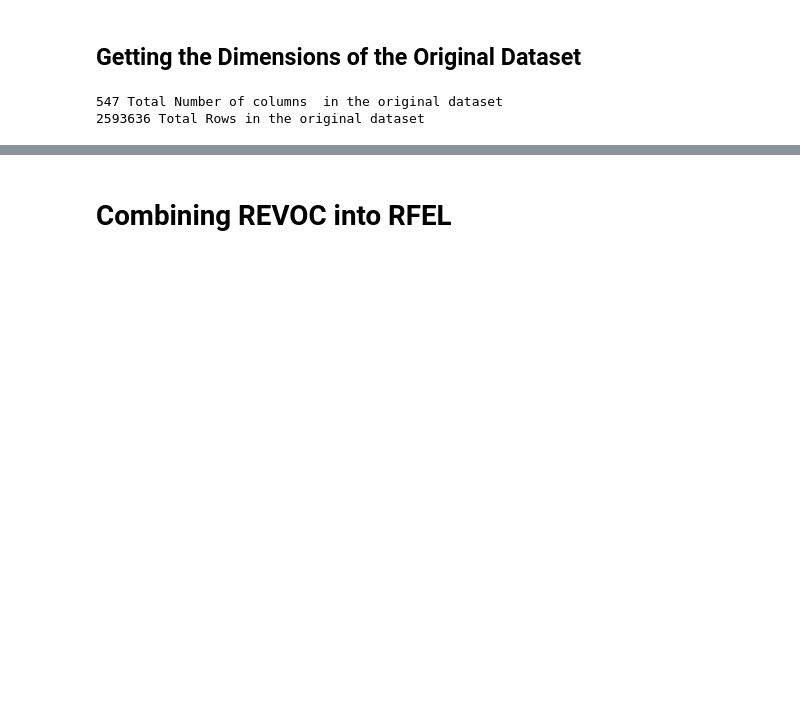
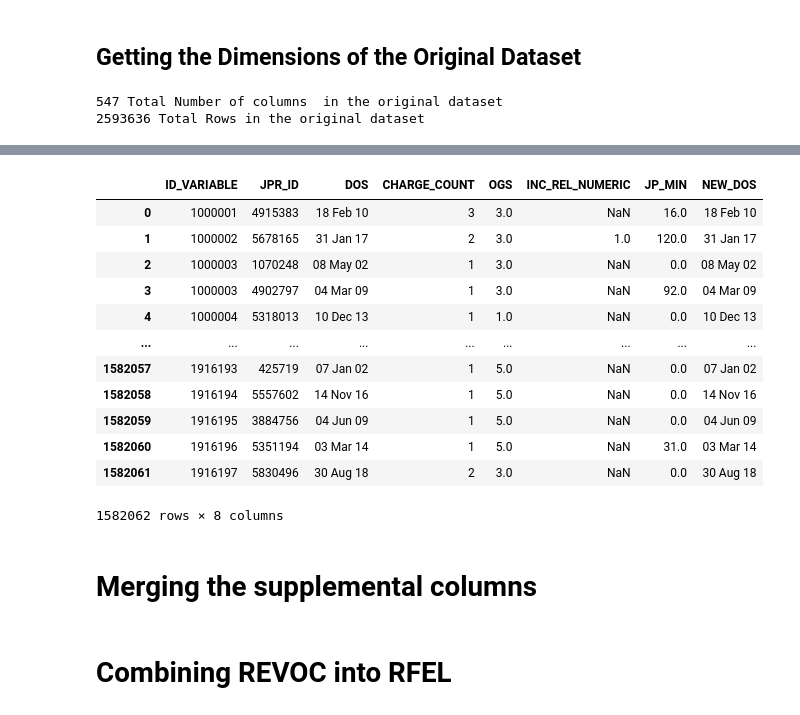
Before and after one commit to aud-z/PA_sentencing, a Jupyter notebook: data_cleaning_pipeline_additional_analysis.ipynb, the cells around one changed output, grey strips where cells are left out. Drawn from its saved outputs; the diff is of its cells as text; code cells hidden in the pictures; blank space fills up the shorter version.

```diff
--- a/data_cleaning_pipeline_additional_analysis.ipynb
+++ b/data_cleaning_pipeline_additional_analysis.ipynb
@@ -116,0 +111,30 @@ print(psc_trimmed.shape[0],'Total Rows in the original dataset')
+# %%
+df['INC_REL_NUMERIC'] = df['INC_RELATIONSHIP'].map(dict(zip(order, np.arange(len(order)))))
+# %%
+# we only want to count the number of charges associated with the first DOS for each JPR_ID (i.e. the number of charges the f
+charge_counts = df.groupby(by=['ID_VARIABLE', 'JPR_ID', 'DOS']).agg({'OFN_ID': 'count',
+                                                                        'OGS': 'max',
+                                                                        'INC_REL_NUMERIC': 'max',
+                                                                        'JP_MIN': 'max'
+                                                                        }).reset_index()
+# %%
+charge_counts.rename(columns={'OFN_ID': 'CHARGE_COUNT'}, inplace=True)
+# %%
+# first create NEW_DOS column to use the latest DOS per JP as final DOS info
+charge_counts['NEW_DOS'] = charge_counts.groupby(by=['ID_VARIABLE', 'JPR_ID'])['DOS'].transform('max')
+# %%
+charge_counts
+# %% [output]
+|  | ID_VARIABLE | JPR_ID | DOS | CHARGE_COUNT | OGS | INC_REL_NUMERIC | JP_MIN | NEW_DOS |
+| 0 | 1000001 | 4915383 | 18 Feb 10 | 3 | 3.0 | NaN | 16.0 | 18 Feb 10 |
+| 1 | 1000002 | 5678165 | 31 Jan 17 | 2 | 3.0 | 1.0 | 120.0 | 31 Jan 17 |
+| 2 | 1000003 | 1070248 | 08 May 02 | 1 | 3.0 | NaN | 0.0 | 08 May 02 |
+| 3 | 1000003 | 4902797 | 04 Mar 09 | 1 | 3.0 | NaN | 92.0 | 04 Mar 09 |
+| 4 | 1000004 | 5318013 | 10 Dec 13 | 1 | 1.0 | NaN | 0.0 | 10 Dec 13 |
+| ... | ... | ... | ... | ... | ... | ... | ... | ... |
+| 1582057 | 1916193 | 425719 | 07 Jan 02 | 1 | 5.0 | NaN | 0.0 | 07 Jan 02 |
+| 1582058 | 1916194 | 5557602 | 14 Nov 16 | 1 | 5.0 | NaN | 0.0 | 14 Nov 16 |
+| 1582059 | 1916195 | 3884756 | 04 Jun 09 | 1 | 5.0 | NaN | 0.0 | 04 Jun 09 |
+| 1582060 | 1916196 | 5351194 | 03 Mar 14 | 1 | 5.0 | NaN | 31.0 | 03 Mar 14 |
+| 1582061 | 1916197 | 5830496 | 30 Aug 18 | 2 | 3.0 | NaN | 0.0 | 30 Aug 18 |
+1582062 rows × 8 columns
@@ -116,0 +154,2 @@ print(psc_trimmed.shape[0],'Total Rows in the original dataset')
+# %% [markdown]
+# Merging the supplemental columns
```
Also changed, not shown: parts of 32 cells of this notebook.
